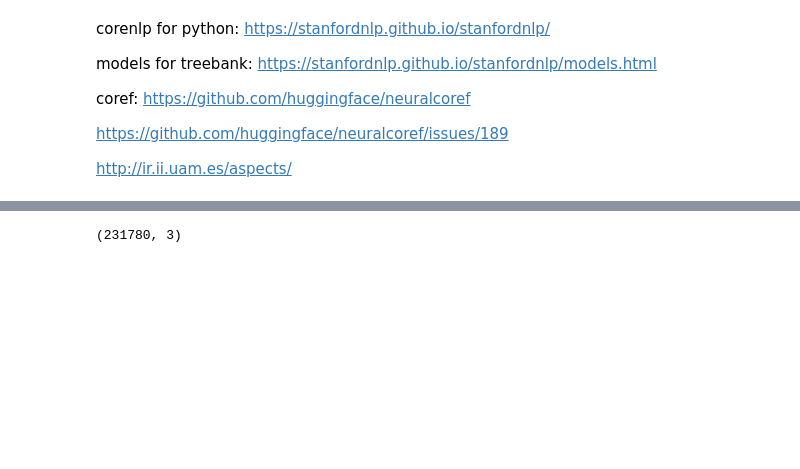
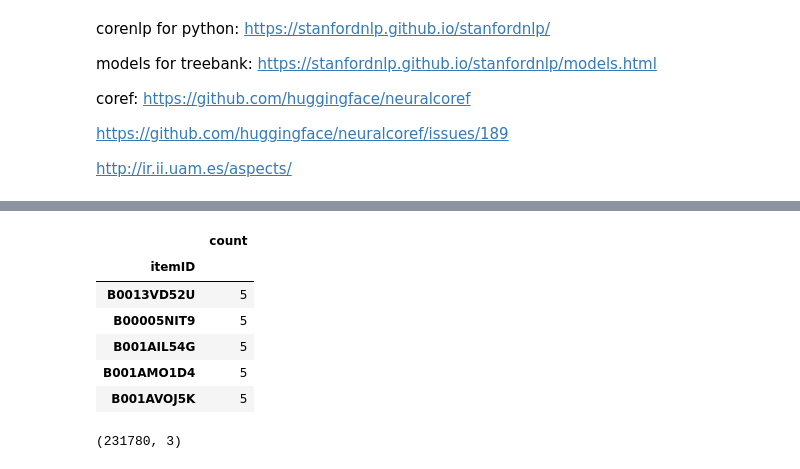
Before and after one commit to amprova/WE_research, a Jupyter notebook: aspect_check_code.ipynb, the cells around one changed output, grey strips where cells are left out. Saved outputs shown, nothing was run; the diff lists cells and outputs as text; code cells hidden in the pictures; blank space fills up the shorter version.

```diff
--- a/Untitled.ipynb
+++ b/aspect_check_code.ipynb
@@ -106,0 +103,22 @@ See the caveats in the documentation: http://pandas.pydata.org/pandas-docs/stabl
+# %%
+def groupby_count(df, group, count):
+    game_count = pd.DataFrame()
+    game_count['count'] = df.groupby(group)[count].count()
+    return game_count
+
+
+def prune(df, condition):     ## returns a dataframe that meet the given condition
+    user_n = df.loc[df['count'] < condition ]
+    return user_n
+
+
+game_count = groupby_count(aspect_annot, 'user', 'item')
+
+
+user_5 = prune(game_count, 5)
+
+user_less_5 = user_5.index
+
+pruned_data_5 = aspect_annot.set_index('user').drop(user_less_5)
+pruned_data_5.reset_index(inplace = True)
+pruned_data_5.drop(columns=['noun','adjective','is_negated','adjective_modifier'],inplace=True)
@@ -172,6 +238,21 @@ az_videogames.head()
 | 2 | 0700099867 | 1st shipment received a book inst... | A1INA0F5CWW3J4 |
 | 3 | 0700099867 | I got this version instead of the... | A1DLMTOTHQ4AST |
 | 4 | 0700099867 | I had Dirt 2 on Xbox 360 and it w... | A361M14PU2GUEG |
+# %%
+def groupby_count(df, group, count):
+    game_count = pd.DataFrame()
+    game_count['count'] = df.groupby(group)[count].count()
+    return game_count
+cn = groupby_count(az_videogames, 'itemID', 'user').sort_values(by='count')
+cn.head()
+# %% [output]
+|  | count |
+| itemID |  |
+| B0013VD52U | 5 |
+| B00005NIT9 | 5 |
+| B001AIL54G | 5 |
+| B001AMO1D4 | 5 |
+| B001AVOJ5K | 5 |
 # %%
 az_videogames.shape
 # %% [output]
```
Also changed, not shown: parts of 18 cells of this notebook, 3 other files.
